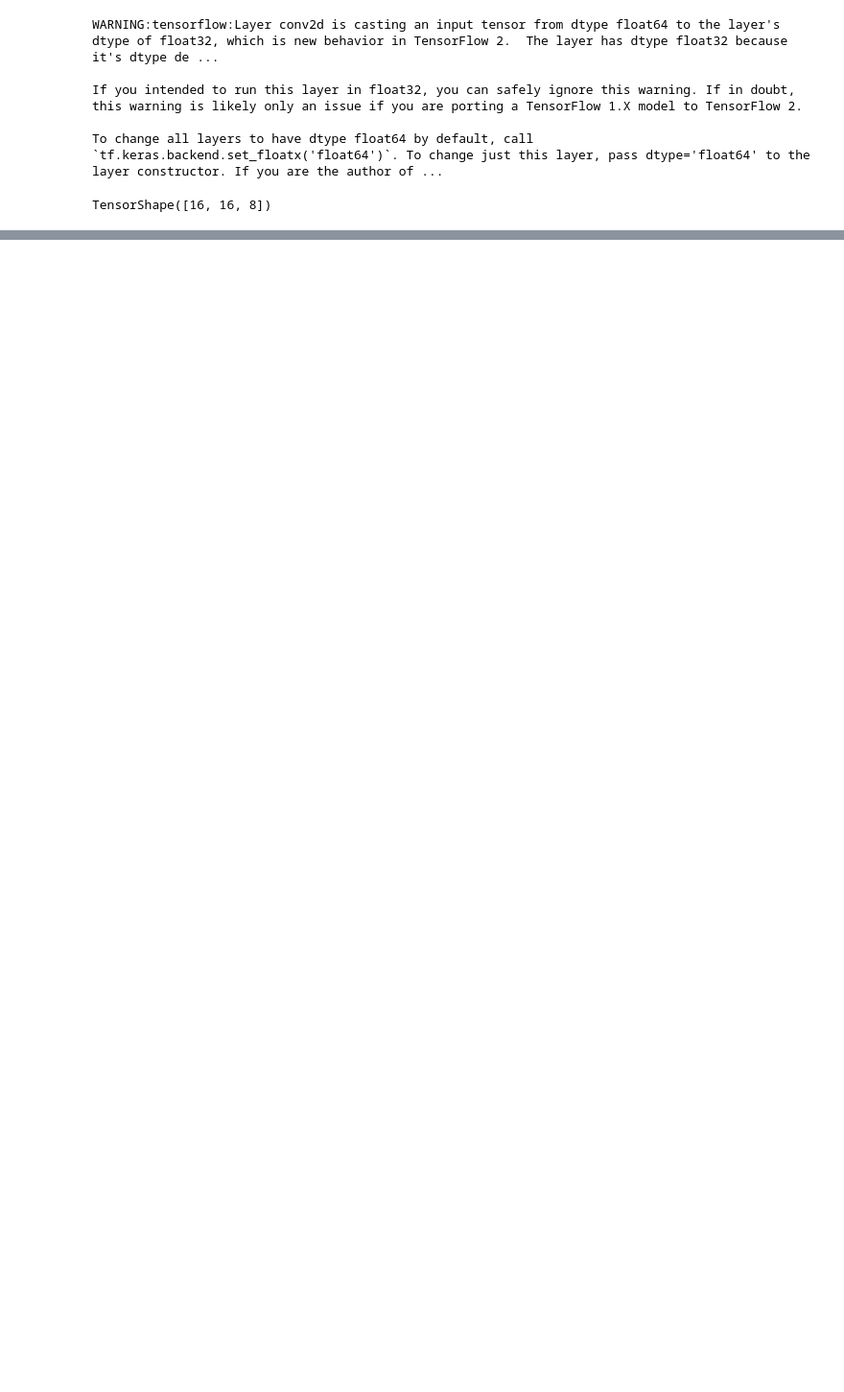
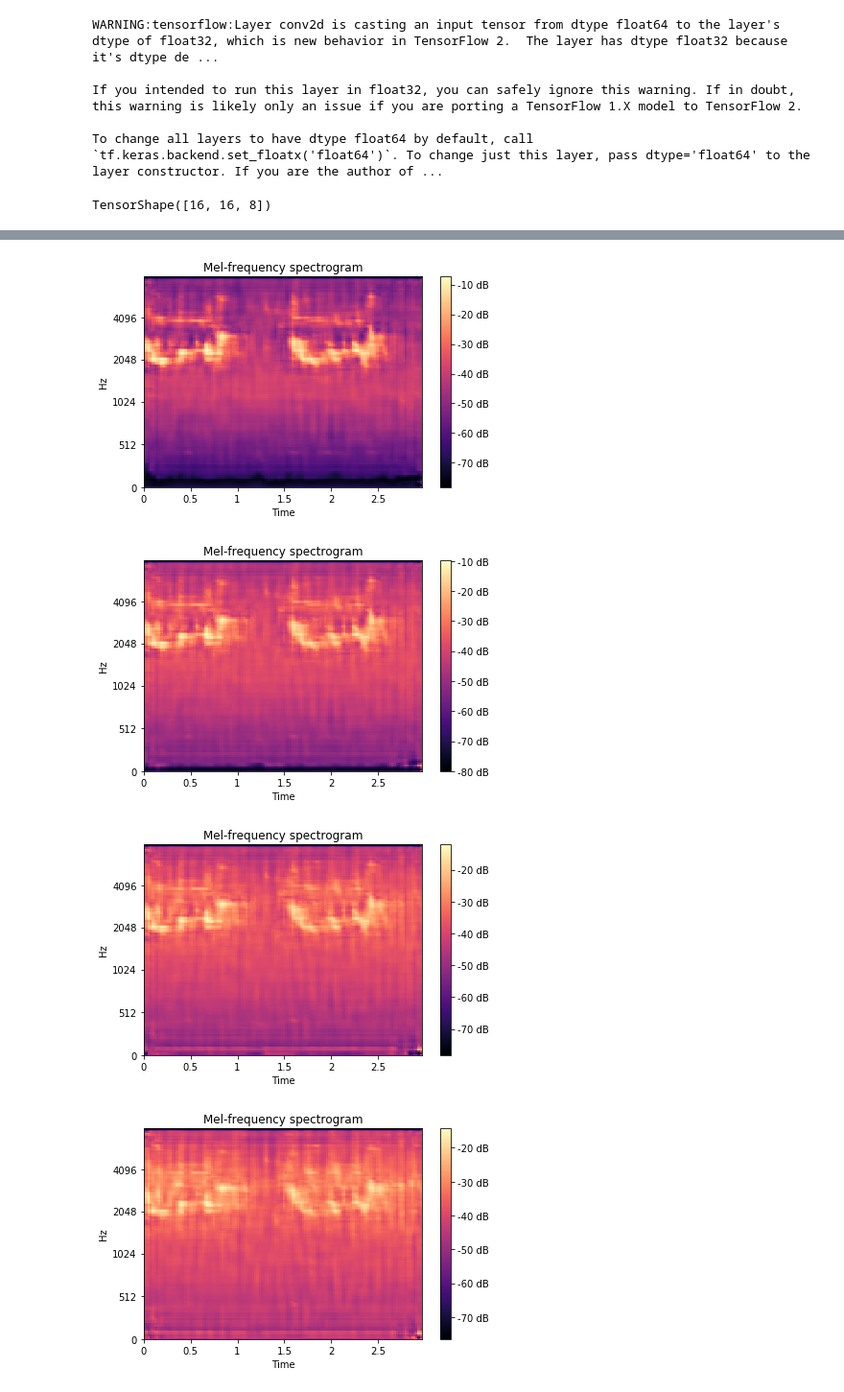
Before and after one commit to parkeraddison/aiArt-dead-birds, a Jupyter notebook: proj2.ipynb, the cells around one changed output, grey strips where cells are left out. Shown at 96% size. Saved outputs shown, nothing was run; the diff lists cells and outputs as text; code cells hidden in the pictures; blank space fills up the shorter version.

Commit message:
Interpolation works, now just subbing in artistic choices!

```diff
--- a/proj2.ipynb
+++ b/proj2.ipynb
@@ -423,0 +422,13 @@ tf.math.int
+# %%
+x = [0, 1]
+y = [tenc[1], tenc[2]]
+# %%
+interp = scipy.interpolate.interp1d(x, y, axis=0)
+# %%
+steps = 5
+
+
+step_size = 1 / (steps + 1)
+frames = interp(np.arange(0, 1+step_size-0.001, step_size))
+# %%
+idec = model.decode(frames)
@@ -423,0 +441,9 @@ tf.math.int
+# %%
+for frame in sharpen(idec):
+
+    show_tensor(frame)
+# %% [output]
+[figure, added]
+[figure, added]
+[figure, added]
+[figure, added]
```
Also changed, not shown: parts of 9 cells of this notebook.
